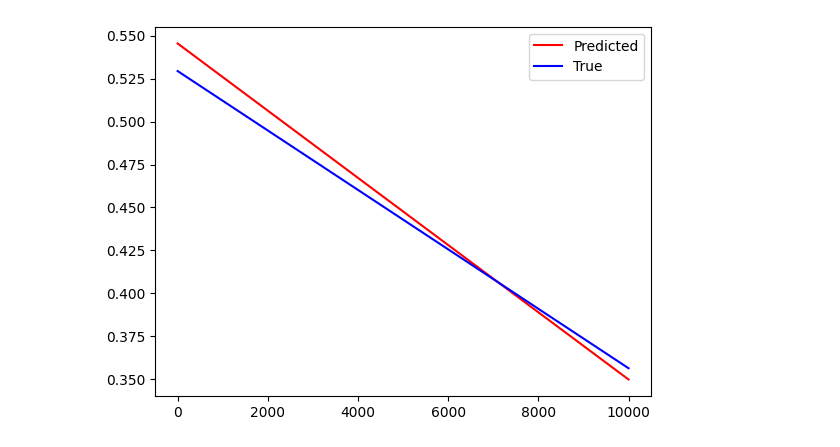
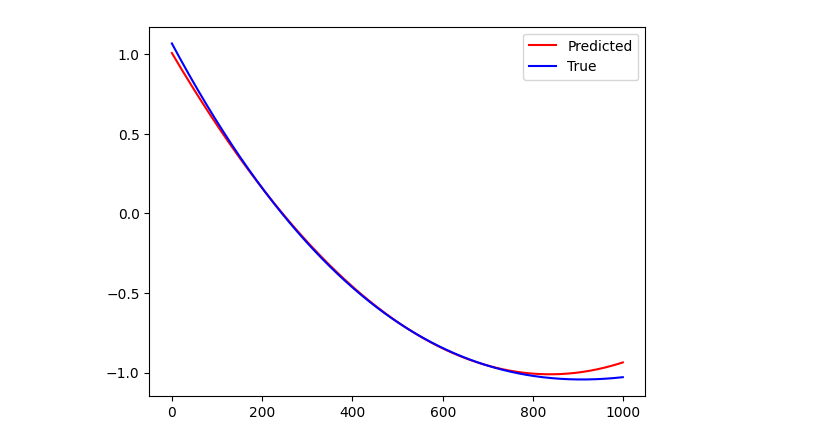
Before and after one commit to ctsai64/MultiFunc, a Jupyter notebook: multi_func_extensible.ipynb, the cells around one changed output. Saved outputs shown, nothing was run; the diff lists cells and outputs as text; code cells hidden in the pictures.

```diff
--- a/multi_func_extensible.ipynb
+++ b/multi_func_extensible.ipynb
@@ -240,0 +261,2 @@ def train(dataloader, model, epochs, device):
+# %%
+train(quad_data, model, loss_func, optimizer, scheduler, 50, device)
@@ -241,3 +281,3 @@ def train(dataloader, model, epochs, device):
 # %%
-train(lin_data, model, 50, device)
+train(lin_data, model, loss_func, optimizer, scheduler, 50, device)
 # %% [output]
@@ -261,2 +300,0 @@ epoch : 49/50, loss = 0.00085135
-# %%
-train(quad_data, model, 50, device)
@@ -281,11 +301,22 @@ epoch : 49/50, loss = 0.03183573
+# %%
+t_sample_size = 100
+
+t_x_values = torch.linspace(-1, 1, 1000)
+t_linear = Polynomial_func(x=x_values, range=[-1,1], degree=1, sample_size=t_sample_size, device=device)
+t_quad = Polynomial_func(x=x_values, range=[-1,1], degree=2, sample_size=t_sample_size, device=device)
+t_cube = Polynomial_func(x=x_values, range=[-1,1], degree=3, sample_size=t_sample_size, device=device)
+
+t_lin_full, _ = t_linear.generate()[0]
+t_quad_full, _ = t_quad.generate()[0]
+t_cube_full, _ = t_cube.generate()[0]
+
+t_data = torch.vstack([t_lin_full, t_quad_full, t_cube_full])
 # %%
 model.eval
-data_iter = iter(lin_data)
-batch = next(data_iter)
-best_out, best_func, best_loss, losses, outputs = model(batch)
-rand = np.random.randint(0, batch_size)
-plt.plot(best_out[rand, :].detach().cpu().numpy(), "r", label='Predicted')
-plt.plot(lin_full[rand, :].detach().cpu().numpy(), "b", label='True')
+best_out, best_loss, outputs, losses = model(t_data)
+rand = np.random.randint(0, t_sample_size*3)
+plt.plot(best_out[rand].detach().cpu().numpy(), "r", label='Predicted')
+plt.plot(t_data[rand].detach().cpu().numpy(), "b", label='True')
 plt.legend();
 # %% [output]
-[figure, old version]
+[figure, new version]
```
Also changed, not shown: parts of 11 cells of this notebook, 1 other file.
